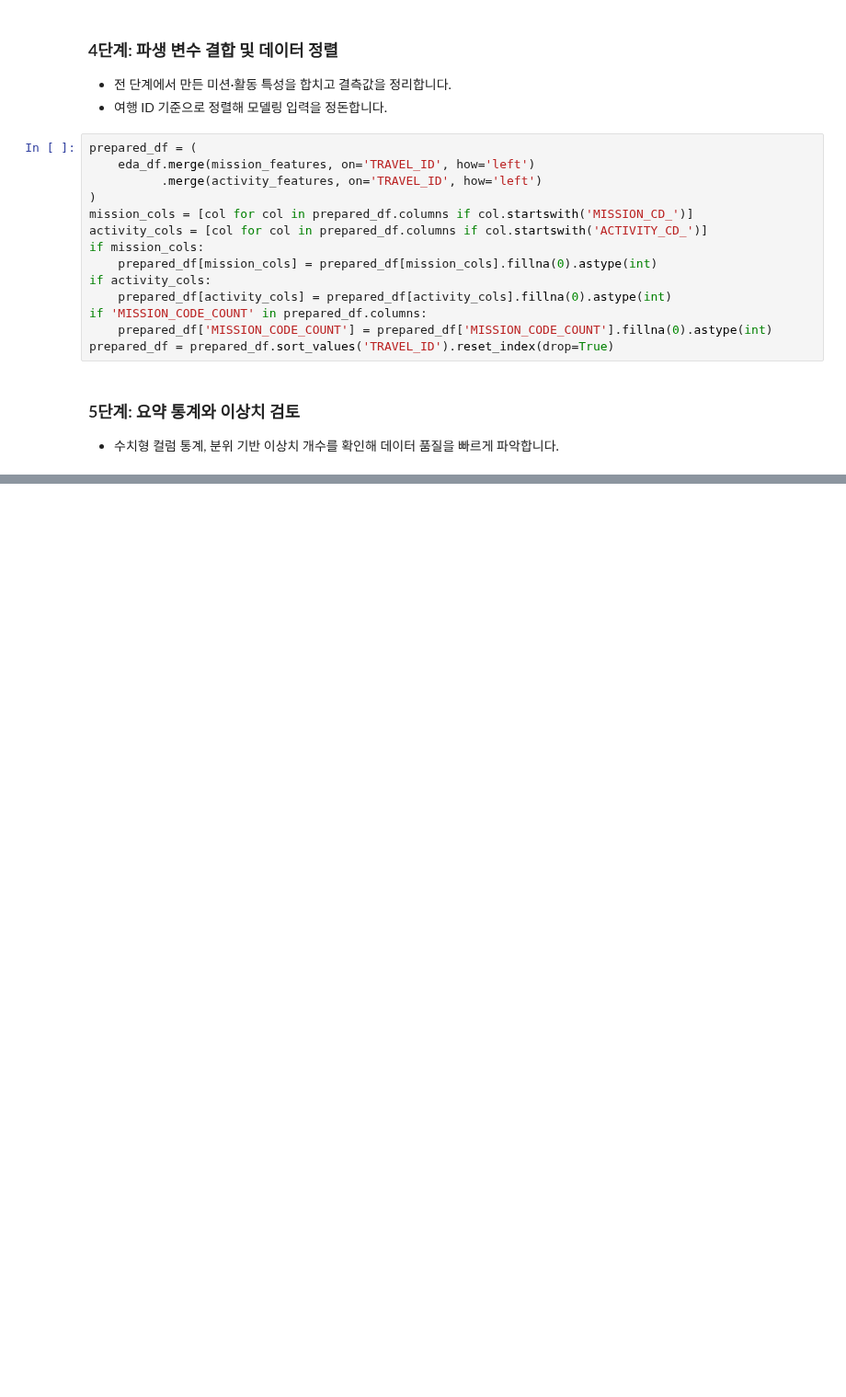
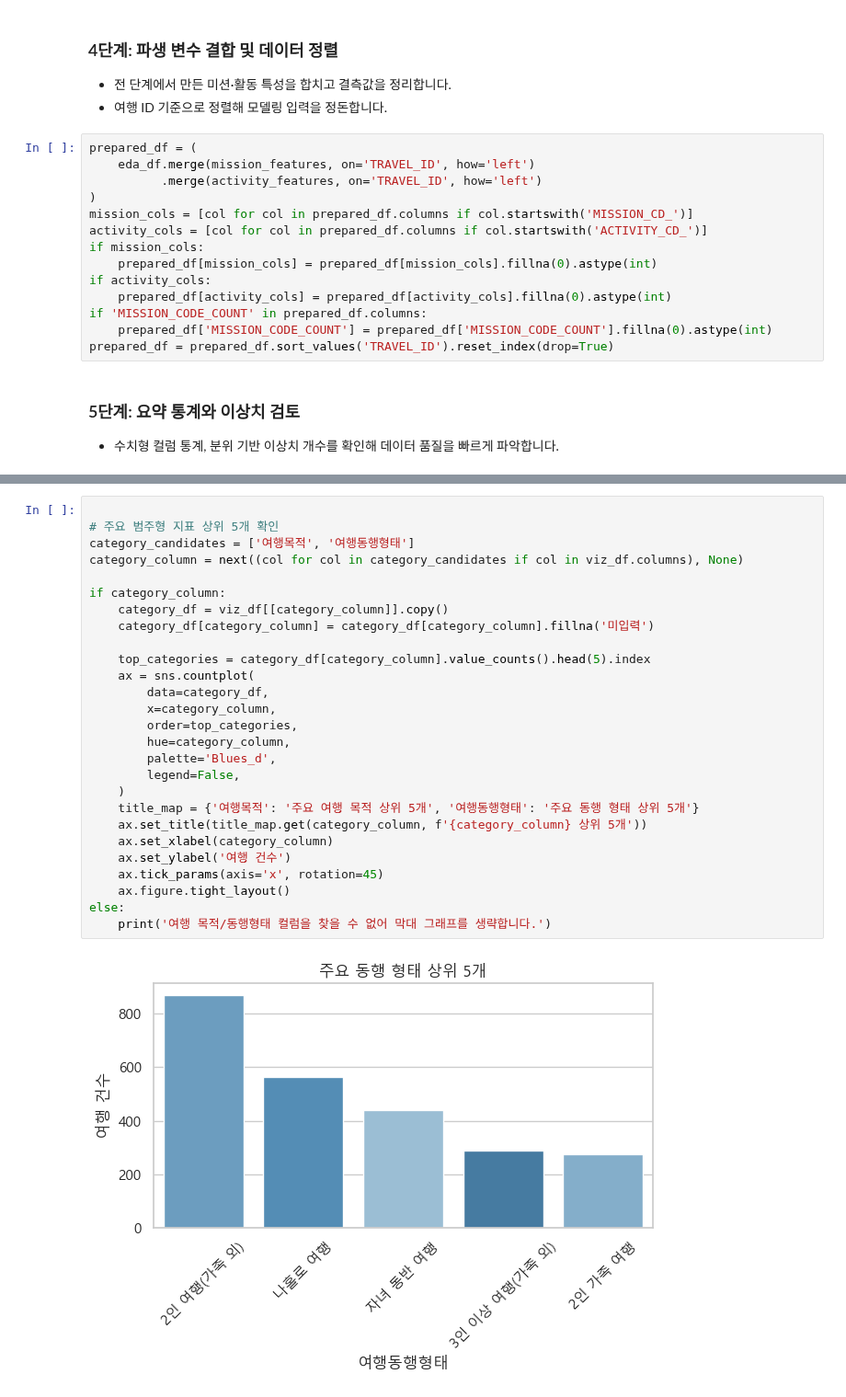
Before and after one commit to SKNetworks-AI19-250818/SKN19-mini-1Team, a Jupyter notebook: preprocessing/notebook/00_TABLE_CREATE.ipynb, the cells around one changed output, grey strips where cells are left out. Shown at 92% size. Saved outputs shown, nothing was run; the diff lists cells and outputs as text; blank space fills up the shorter version.

Commit message:
feat : visualization

```diff
--- a/preprocessing/notebook/00_TABLE_CREATE.ipynb
+++ b/preprocessing/notebook/00_TABLE_CREATE.ipynb
@@ -248,0 +280,29 @@ if 'visit_dgstfn_avg' in prepared_df.columns:
+# %%
+
+# 주요 범주형 지표 상위 5개 확인
+category_candidates = ['여행목적', '여행동행형태']
+category_column = next((col for col in category_candidates if col in viz_df.columns), None)
+
+if category_column:
+    category_df = viz_df[[category_column]].copy()
+    category_df[category_column] = category_df[category_column].fillna('미입력')
+
+    top_categories = category_df[category_column].value_counts().head(5).index
+    ax = sns.countplot(
+        data=category_df,
+        x=category_column,
+        order=top_categories,
+        hue=category_column,
+        palette='Blues_d',
+        legend=False,
+    )
+    title_map = {'여행목적': '주요 여행 목적 상위 5개', '여행동행형태': '주요 동행 형태 상위 5개'}
+    ax.set_title(title_map.get(category_column, f'{category_column} 상위 5개'))
+    ax.set_xlabel(category_column)
+    ax.set_ylabel('여행 건수')
+    ax.tick_params(axis='x', rotation=45)
+    ax.figure.tight_layout()
+else:
+    print('여행 목적/동행형태 컬럼을 찾을 수 없어 막대 그래프를 생략합니다.')
+# %% [output]
+[figure, added]
```
Also changed, not shown: parts of 13 cells of this notebook.
